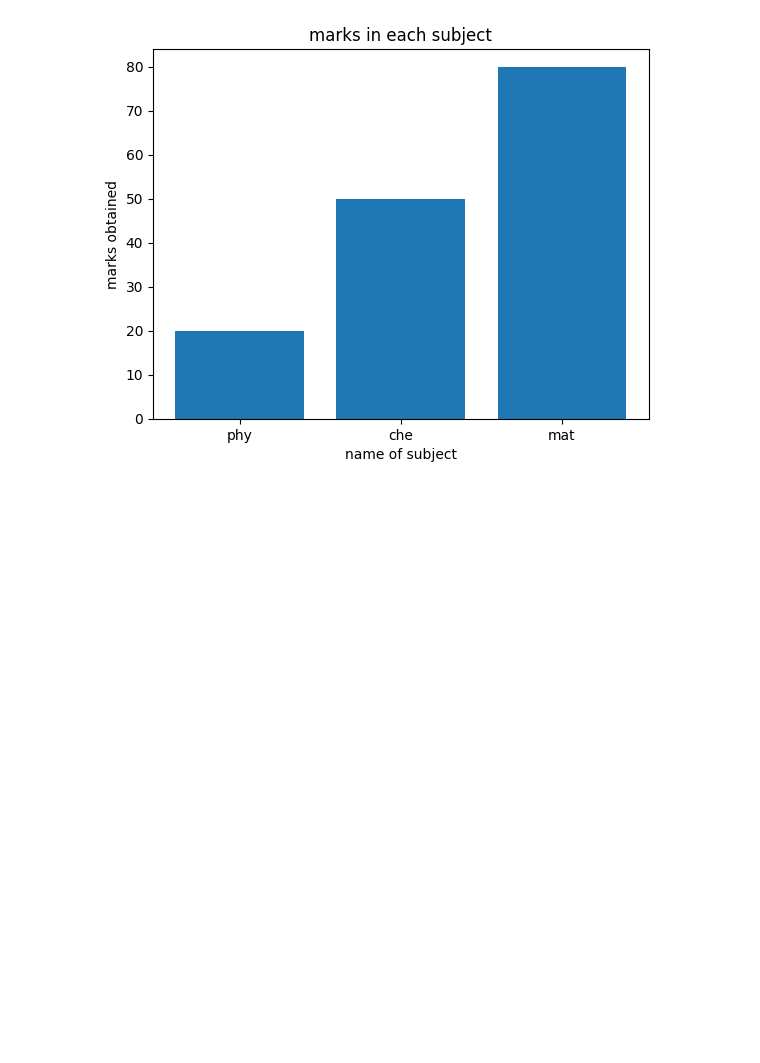
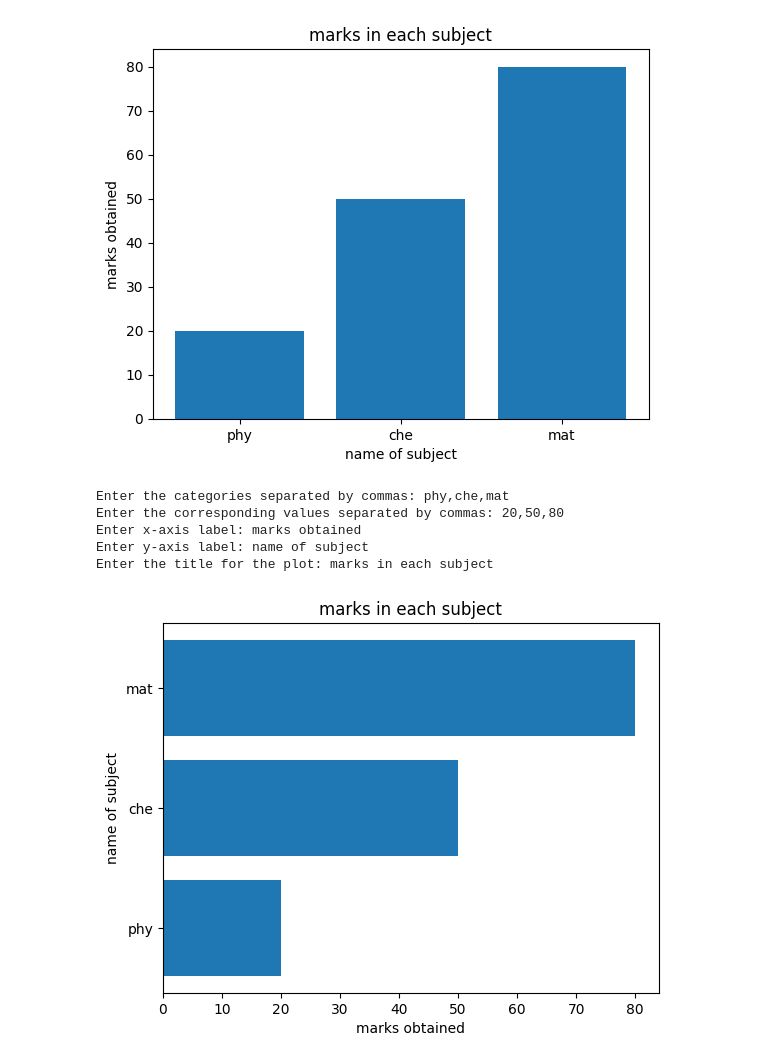
Before and after one commit to SriJanakiram/DW_DVA, a Jupyter notebook: chapter_appendix-tools-for-deep-learning/jupyter.ipynb, the cells around one changed output. Cells and saved outputs as stored; diff of their text form; code cells hidden in the pictures; blank space fills up the shorter version.

```diff
--- a/chapter_appendix-tools-for-deep-learning/jupyter.ipynb
+++ b/chapter_appendix-tools-for-deep-learning/jupyter.ipynb
@@ -170,3 +160,22 @@ Enter x-axis label: name of subject
 Enter y-axis label: marks obtained
 Enter the title for the plot: marks in each subject
 [figure]
+# %%
+import matplotlib.pyplot as plt
+x = input("Enter the categories separated by commas: ").split(',')
+y = list(map(int, input("Enter the corresponding values separated by commas: ").split(',')))
+xlabel = input("Enter x-axis label: ")
+ylabel = input("Enter y-axis label: ")
+title = input("Enter the title for the plot: ")
+plt.barh(x, y)
+plt.xlabel(xlabel)
+plt.ylabel(ylabel)
+plt.title(title)
+plt.show()
+# %% [output]
+Enter the categories separated by commas: phy,che,mat
+Enter the corresponding values separated by commas: 20,50,80
+Enter x-axis label: marks obtained
+Enter y-axis label: name of subject
+Enter the title for the plot: marks in each subject
+[figure, added]
```
Also changed, not shown: parts of 24 cells of this notebook.
